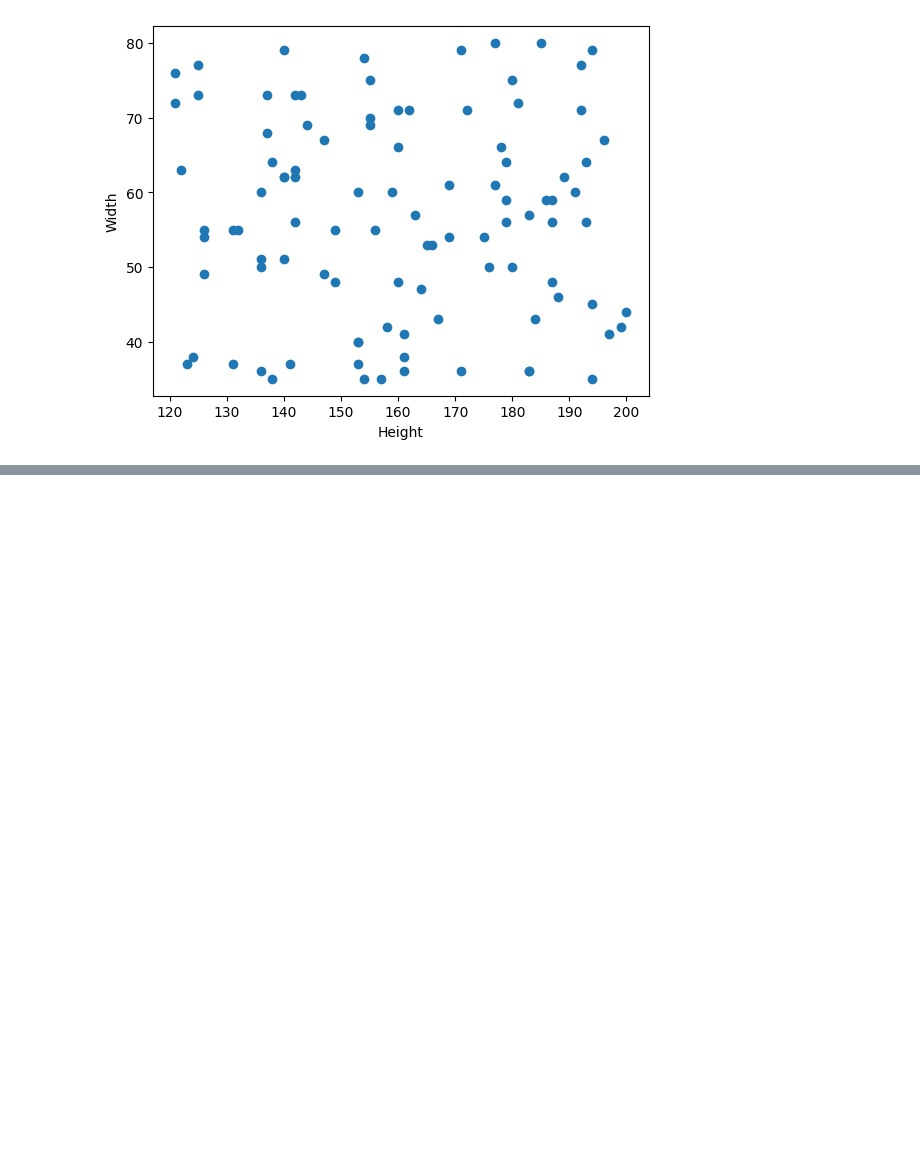
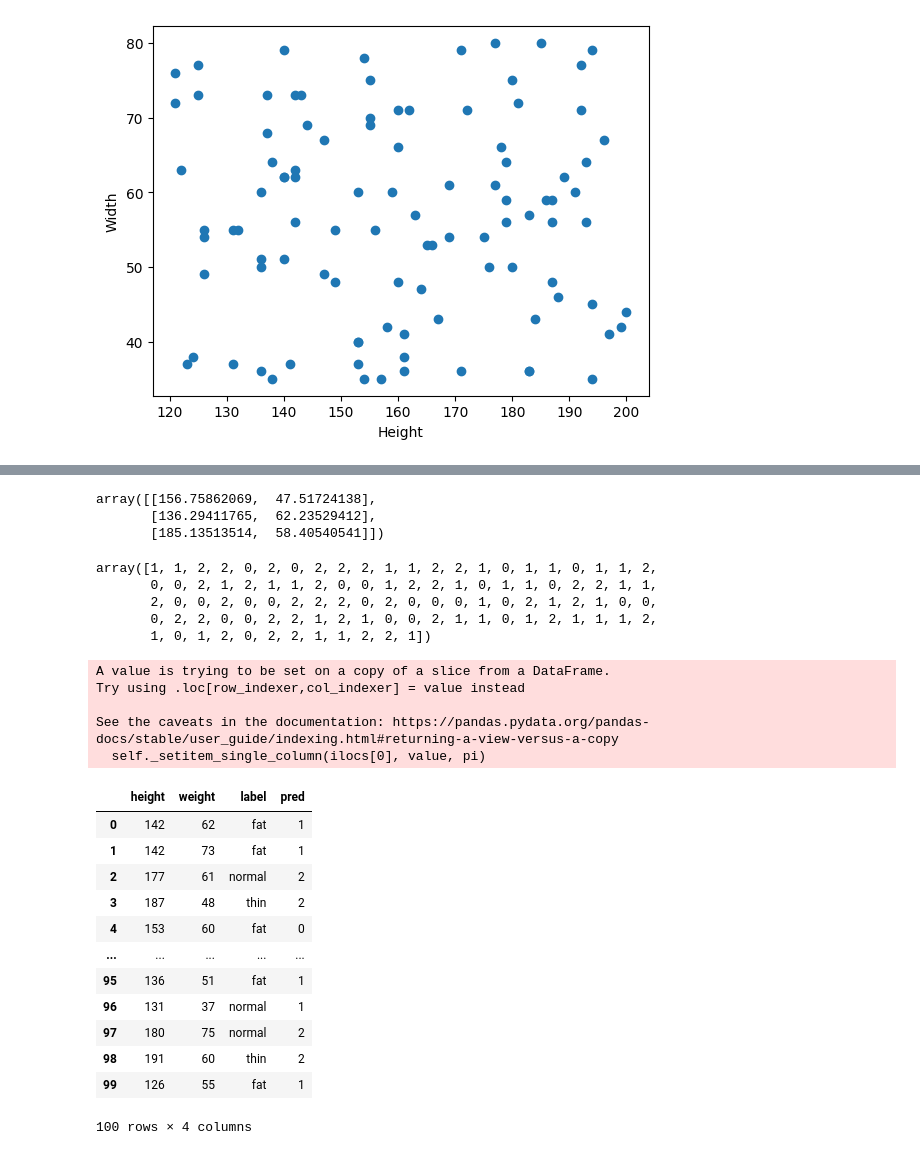
Before and after one commit to tooha289/AI_Example, a Jupyter notebook: bmi.ipynb, the cells around one changed output, grey strips where cells are left out. Saved outputs shown, nothing was run; the diff lists cells and outputs as text; code cells hidden in the pictures; blank space fills up the shorter version.

```diff
--- a/bmi.ipynb
+++ b/bmi.ipynb
@@ -78,0 +88,39 @@ kmeans = KMeans()
+# %%
+model = KMeans(n_clusters=3, init="k-means++") # 모형 생성. 클러스터 = 3
+model.fit(X_data)
+model.cluster_centers_ # 각 클러스터의 중심값
+# %% [output]
+array([[156.75862069,  47.51724138],
+       [136.29411765,  62.23529412],
+       [185.13513514,  58.40540541]])
+# %%
+pred = model.predict(X_data) # 데이터가 속하는 클러스터 예측
+pred
+# %% [output]
+array([1, 1, 2, 2, 0, 2, 0, 2, 2, 2, 1, 1, 2, 2, 1, 0, 1, 1, 0, 1, 1, 2,
+       0, 0, 2, 1, 2, 1, 1, 2, 0, 0, 1, 2, 2, 1, 0, 1, 1, 0, 2, 2, 1, 1,
+       2, 0, 0, 2, 0, 0, 2, 2, 2, 0, 2, 0, 0, 0, 1, 0, 2, 1, 2, 1, 0, 0,
+       0, 2, 2, 0, 0, 2, 2, 1, 2, 1, 0, 0, 2, 1, 1, 0, 1, 2, 1, 1, 1, 2,
+       1, 0, 1, 2, 0, 2, 2, 1, 1, 2, 2, 1])
+# %%
+bmi.loc[:, 'pred'] = pred
+bmi
+# %% [output]
+A value is trying to be set on a copy of a slice from a DataFrame.
+Try using .loc[row_indexer,col_indexer] = value instead
+
+See the caveats in the documentation: https://pandas.pydata.org/pandas-docs/stable/user_guide/indexing.html#returning-a-view-versus-a-copy
+  self._setitem_single_column(ilocs[0], value, pi)
+|  | height | weight | label | pred |
+| 0 | 142 | 62 | fat | 1 |
+| 1 | 142 | 73 | fat | 1 |
+| 2 | 177 | 61 | normal | 2 |
+| 3 | 187 | 48 | thin | 2 |
+| 4 | 153 | 60 | fat | 0 |
+| ... | ... | ... | ... | ... |
+| 95 | 136 | 51 | fat | 1 |
+| 96 | 131 | 37 | normal | 1 |
+| 97 | 180 | 75 | normal | 2 |
+| 98 | 191 | 60 | thin | 2 |
+| 99 | 126 | 55 | fat | 1 |
+100 rows × 4 columns
```
Also changed, not shown: parts of 6 cells of this notebook, 1 other file.
